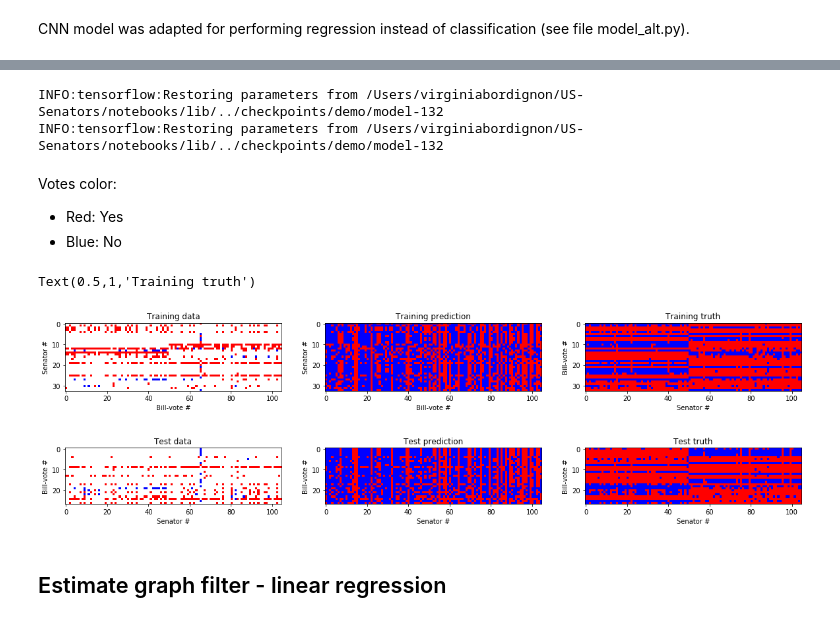
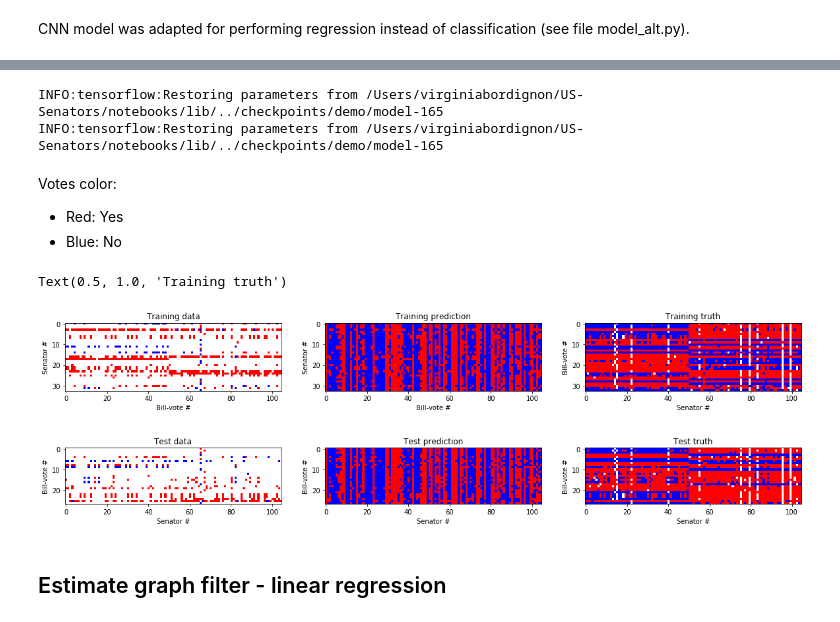
Before and after one commit to roman-bachmann/US-Senators, a Jupyter notebook: notebooks/cnn-congress-115-cosponsors.ipynb, the cells around one changed output, grey strips where cells are left out. Saved outputs shown, nothing was run; the diff lists cells and outputs as text; code cells hidden in the pictures.

```diff
--- a/notebooks/cnn-congress-115-cosponsors.ipynb
+++ b/notebooks/cnn-congress-115-cosponsors.ipynb
@@ -155,9 +168,9 @@ CNN model was adapted for performing regression instead of classification (see f
 # %%
 params = dict()
 params['dir_name']       = 'demo'
-params['num_epochs']     = 20
-params['batch_size']     = 5 # changed
-params['eval_frequency'] = 10 # changed
+params['num_epochs']     = 50
+params['batch_size']     = 10 # changed
+params['eval_frequency'] = 20 # changed
 
 # Building blocks.
 params['filter']         = 'chebyshev5'
@@ -169,13 +182,13 @@ C = A.shape[0]
 
 # Architecture.
 params['F']              = [32, 64]  # Number of graph convolutional filters.
-params['K']              = [10, 10]  # Polynomial orders.
+params['K']              = [2, 2]  # Polynomial orders.
 params['p']              = [1, 1]    # Pooling sizes.
 params['M']              = [C]  # Output dimensionality of fully connected layers.
 
 # Optimization.
 params['regularization'] = 5e-4
-params['dropout']        = 1 # changed
+params['dropout']        = .7 # changed
 params['learning_rate']  = 1e-3
 params['decay_rate']     = 0.95
 params['momentum']       = 0.9
@@ -220,13 +233,21 @@ loss: 1.91e+00
 time: 0s (wall 0s)
+# %%
+def eval_prediction(Pred):
+    Pred_bool = (Pred-Pred.mean(axis=1)[:,np.newaxis])>0
+    Pred[Pred_bool] = 1
+    Pred[~Pred_bool] = -1
+    return Pred
 # %%
 Pred_train = model.predict(X_train)
 Pred_test = model.predict(X_test)
+Pred_train = eval_prediction(Pred_train)
+Pred_test = eval_prediction(Pred_test)
 # %% [output]
-INFO:tensorflow:Restoring parameters from /Users/virginiabordignon/US-Senators/notebooks/lib/../checkpoints/demo/model-132
-INFO:tensorflow:Restoring parameters from /Users/virginiabordignon/US-Senators/notebooks/lib/../checkpoints/demo/model-132
+INFO:tensorflow:Restoring parameters from /Users/virginiabordignon/US-Senators/notebooks/lib/../checkpoints/demo/model-165
+INFO:tensorflow:Restoring parameters from /Users/virginiabordignon/US-Senators/notebooks/lib/../checkpoints/demo/model-165
 # %%
 from matplotlib.colors import ListedColormap
-mycmap = ListedColormap(['white','blue','red'])
+mycmap = ListedColormap(['blue','white','red'])
 # %% [markdown]
 Votes color:
 - Red: Yes
@@ -234,23 +255,23 @@ Votes color:
 # %%
 fig = plt.figure(figsize=(20,10))
 plt.subplot(1,3,1)
 plt.imshow(X_train, vmax = 1, vmin= -1, cmap = mycmap)
 plt.xlabel('Bill-vote #')
 plt.ylabel('Senator #')
 plt.title('Training data')
 plt.subplot(1,3,2)
-plt.imshow((Pred_train-Pred_train.mean(axis=1)[:,np.newaxis])>0, vmax = 1, vmin= -1, cmap = mycmap)
+plt.imshow(Pred_train, vmax = 1, vmin= -1, cmap = mycmap)
 plt.xlabel('Bill-vote #')
 plt.ylabel('Senator #')
 plt.title('Training prediction')
 plt.subplot(1,3,3)
 plt.imshow(y_train, vmax = 1, vmin=-1, cmap = mycmap)
 plt.xlabel('Senator #')
 plt.ylabel('Bill-vote #')
 plt.title('Training truth')
 # %% [output]
-Text(0.5,1,'Training truth')
+Text(0.5, 1.0, 'Training truth')
-[figure, old version]
+[figure, new version]
 # %%
 plt.figure(figsize=(20,10))
 plt.subplot(1,3,1)
@@ -259,7 +280,7 @@ plt.xlabel('Senator #')
 plt.ylabel('Bill-vote #')
 plt.title('Test data')
 plt.subplot(1,3,2)
-plt.imshow(Pred_test>np.mean(Pred_test), vmax = 1, vmin= -1, cmap = mycmap)
+plt.imshow(Pred_test, vmax = 1, vmin= -1, cmap = mycmap)
 plt.xlabel('Senator #')
 plt.ylabel('Bill-vote #')
 plt.title('Test prediction')
@@ -269,6 +290,6 @@ plt.xlabel('Senator #')
 plt.ylabel('Bill-vote #')
 plt.title('Test truth');
 # %% [output]
-[figure, old version]
+[figure, new version]
 # %% [markdown]
 ## Estimate graph filter - linear regression
```
Also changed, not shown: parts of 41 cells of this notebook.
